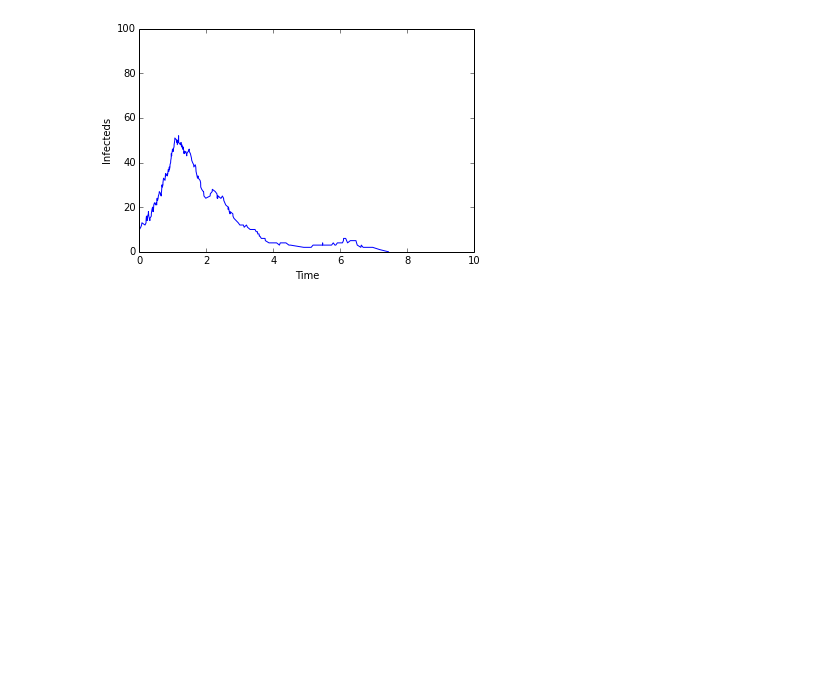
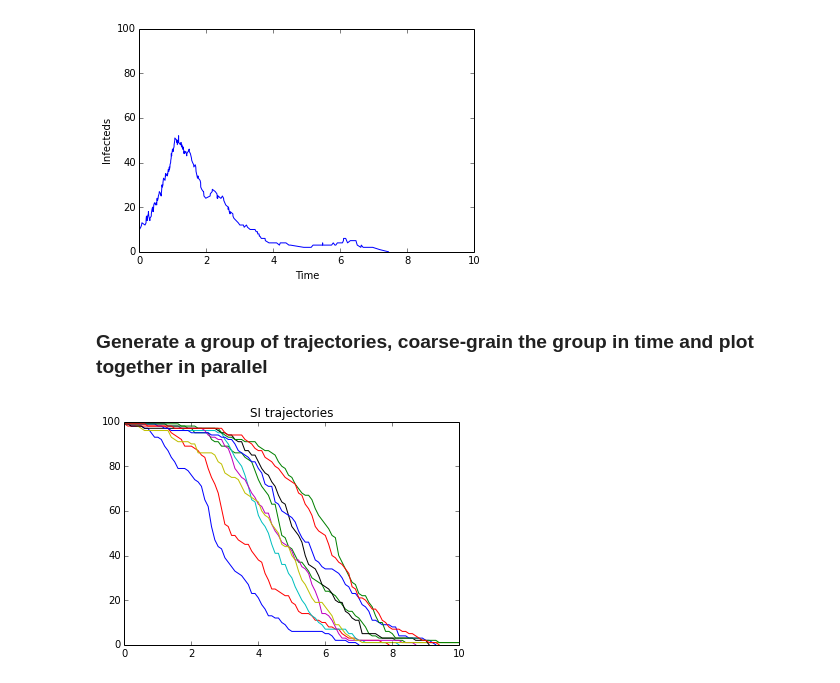
Before and after one commit to dtcitron/sirs_gsp, a Jupyter notebook: sirs_gsp_demo.ipynb, the cells around one changed output. Drawn from its saved outputs; the diff is of its cells as text; code cells hidden in the pictures; blank space fills up the shorter version.

```diff
--- a/sirs_gsp_demo.ipynb
+++ b/sirs_gsp_demo.ipynb
@@ -37,3 +37,18 @@ ylim(0,100);
 xlim(0,10);
 # %% [output]
 [figure]
+# %% [markdown]
+### Generate a group of trajectories, coarse-grain the group in time and plot together in parallel
+# %%
+# SI trajectories
+t, X = si_group(n = 100, r0 = 1.2, tmax = 10, seed = 0, nruns = 10)
+tg, Xg = gsp_trajectory_grid(t, X)
+# %%
+figure()
+for i in range(len(tg)):
+    plt.plot(tg[i], Xg[i])
+title("SI trajectories")
+xlim(0, 10)
+ylim(0,100);
+# %% [output]
+[figure, added]
```
Also changed, not shown: parts of 4 cells of this notebook, 2 other files.
